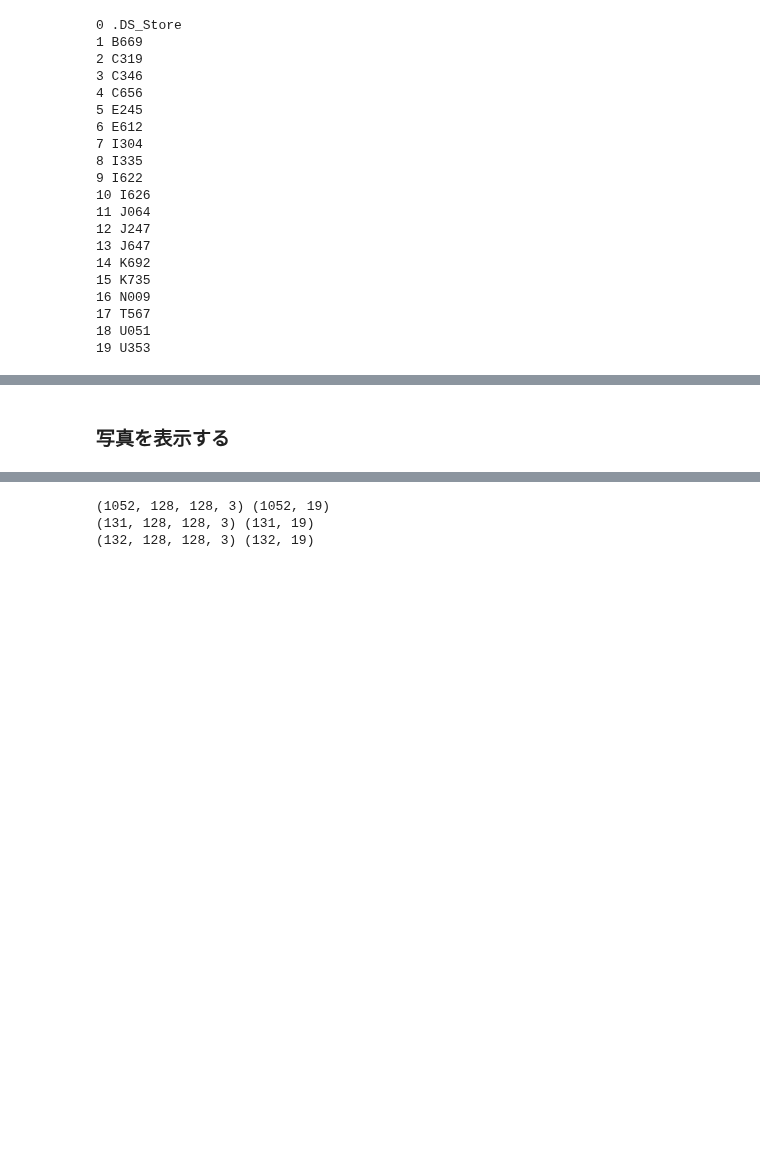
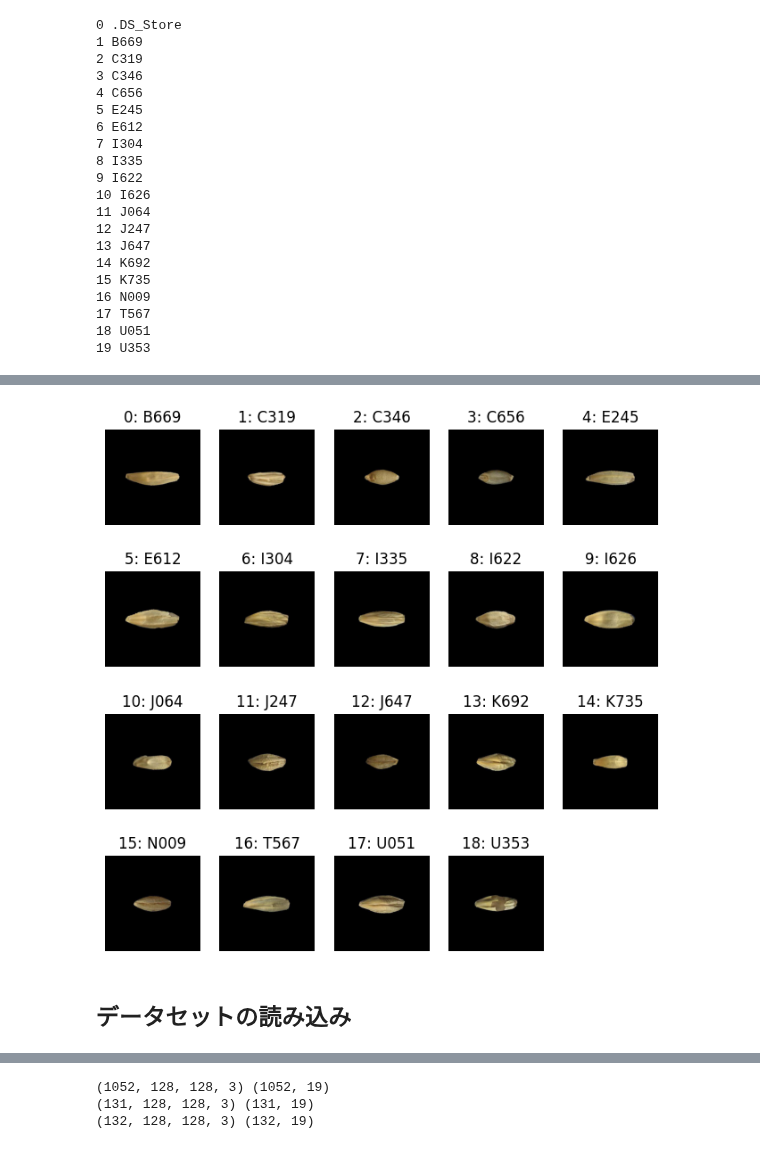
Before and after one commit to phytometrics/plant_phenotyping_python, a Jupyter notebook: notebooks/barley_seed_classification.ipynb, the cells around one changed output, grey strips where cells are left out. Cells and saved outputs as stored; diff of their text form; code cells hidden in the pictures; blank space fills up the shorter version.

```diff
--- a/notebooks/barley_seed_classification.ipynb
+++ b/notebooks/barley_seed_classification.ipynb
@@ -78,10 +74,0 @@ macで作成したデータであるため、フォルダの設定ファイル
-# %%
-# for loopで除去するやり方
-folders2 = []
-for folder in folders:
-    if folder == ".DS_Store":
-        print(folder)
-        continue  # continueはループをスキップするという意味
-    else:
-        folders2.append(folder)
-print(folders2)
@@ -100,2 +100,18 @@ print(len(folders2))
+# %%
+plt.figure(figsize=(8,10))
+for i, folder in enumerate(folders):
+    files = os.listdir(os.path.join(DATASET_DIR, folder))
+    file = files[0]
+    image = cv2.imread(os.path.join(DATASET_DIR, folder, file))
+    image = cv2.cvtColor(image, cv2.COLOR_BGR2RGB)
+    plt.subplot(5,5, i+1)
+    plt.title(f"{i}: {folder}")
+    plt.imshow(image)
+    plt.axis("off")
+
+plt.subplots_adjust()
+plt.show()
+# %% [output]
+[figure, added]
 # %% [markdown]
-### 写真を表示する
+## データセットの読み込み
```
Also changed, not shown: parts of 32 cells of this notebook.
